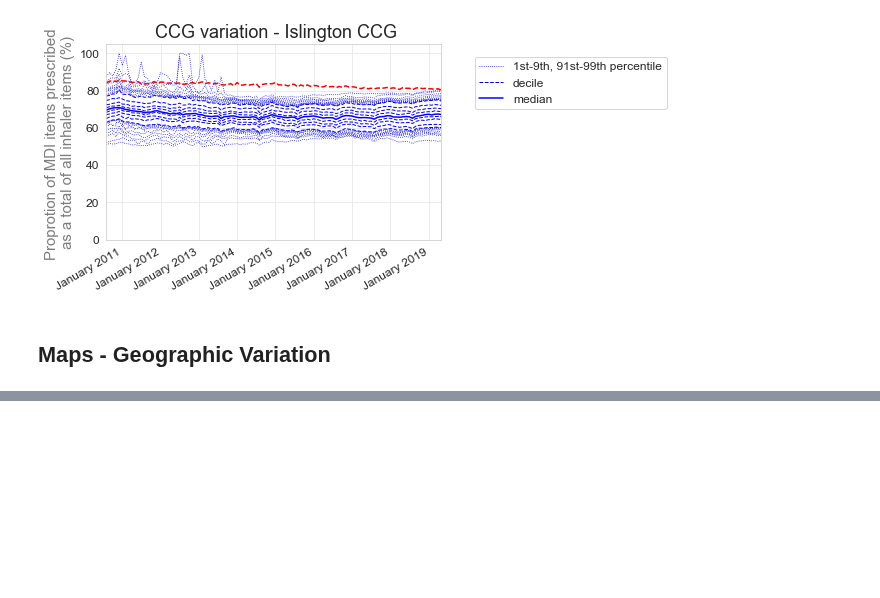
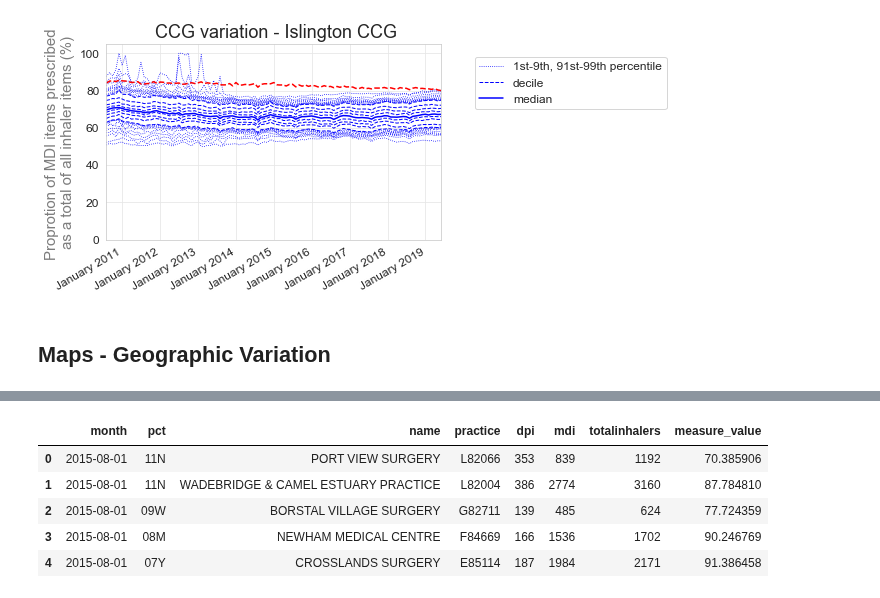
Before and after one commit to ebmdatalab/jupyter-notebooks, a Jupyter notebook: new_measures/Drafts/Enviromental Inhalers/Environmental Inhalers.ipynb, the cells around one changed output, grey strips where cells are left out. Cells and saved outputs as stored; diff of their text form; code cells hidden in the pictures; blank space fills up the shorter version.

```diff
--- a/new_measures/Drafts/Enviromental Inhalers/Environmental Inhalers.ipynb
+++ b/new_measures/Drafts/Enviromental Inhalers/Environmental Inhalers.ipynb
@@ -276,0 +337,10 @@ plt.show()
+# %%
+df3["measure_value"] = (df3["mdi"] / df3["totalinhalers"])*100
+df3.head()
+# %% [output]
+|  | month | pct | name | practice | dpi | mdi | totalinhalers | measure_value |
+| 0 | 2015-08-01 | 11N | PORT VIEW SURGERY | L82066 | 353 | 839 | 1192 | 70.385906 |
+| 1 | 2015-08-01 | 11N | WADEBRIDGE & CAMEL ESTUARY PRACTICE | L82004 | 386 | 2774 | 3160 | 87.784810 |
+| 2 | 2015-08-01 | 09W | BORSTAL VILLAGE SURGERY | G82711 | 139 | 485 | 624 | 77.724359 |
+| 3 | 2015-08-01 | 08M | NEWHAM MEDICAL CENTRE | F84669 | 166 | 1536 | 1702 | 90.246769 |
+| 4 | 2015-08-01 | 07Y | CROSSLANDS SURGERY | E85114 | 187 | 1984 | 2171 | 91.386458 |
```
Also changed, not shown: parts of 21 cells of this notebook, 5 other files.
